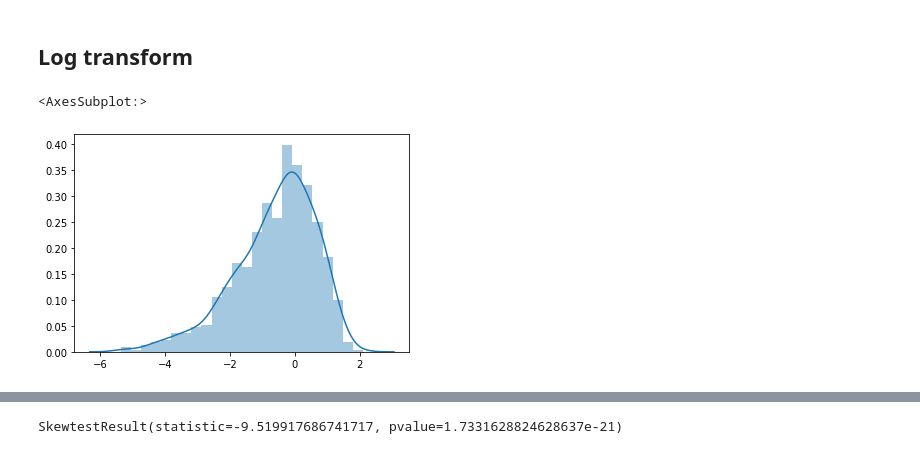
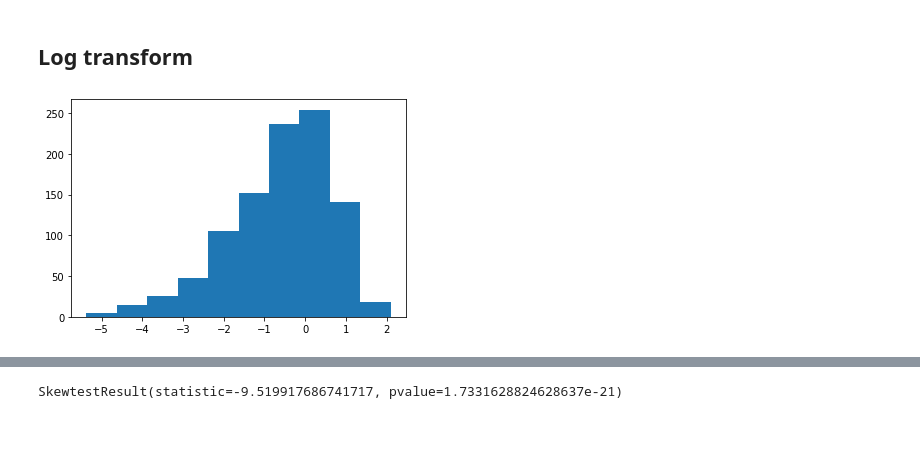
Before and after one commit to williewheeler/stats-demos, a Jupyter notebook: normalizing-exp-dist-data.ipynb, the cells around one changed output, grey strips where cells are left out. Saved outputs shown, nothing was run; the diff lists cells and outputs as text; code cells hidden in the pictures.

```diff
--- a/normalizing-exp-dist-data.ipynb
+++ b/normalizing-exp-dist-data.ipynb
@@ -38,11 +39,11 @@ We could do other tests too, like checking kurtosis, or running inferential test
 Now we'll try a series of transformations to see how they behave on this data set.
 # %% [markdown]
 ## Log transform
-# %%
-log_data = np.log(data)
-sns.distplot(log_data, hist=True, kde=True, label="Log transformed data")
-# %% [output]
-<AxesSubplot:>
-[figure, removed]
+# %%
+log_data = np.log(data)
+plt.hist(log_data)
+plt.show()
+# %% [output]
+[figure, added]
 # %%
 sm.qqplot(log_data, line='45')
```
Also changed, not shown: parts of 15 cells of this notebook, 5 other files.
